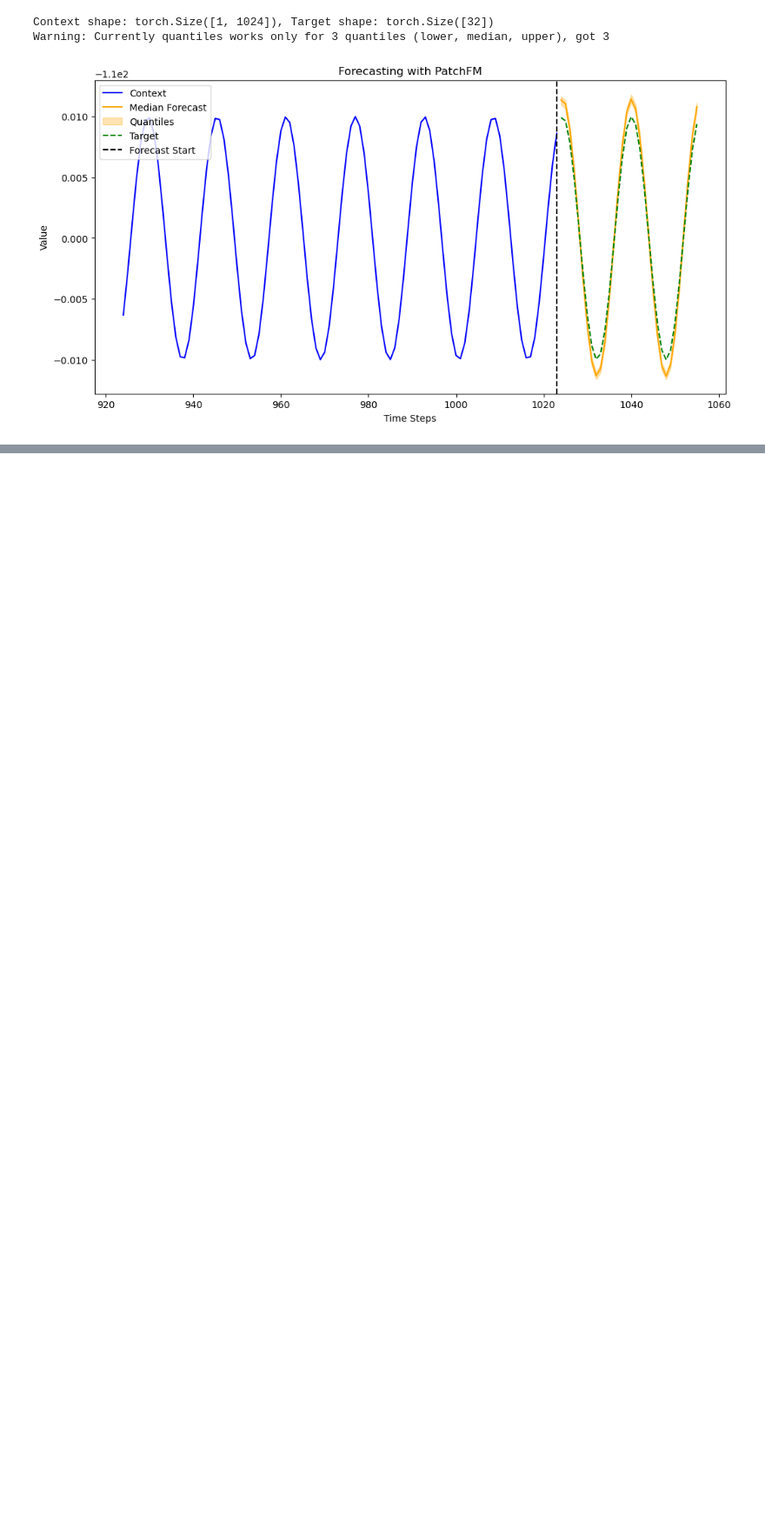
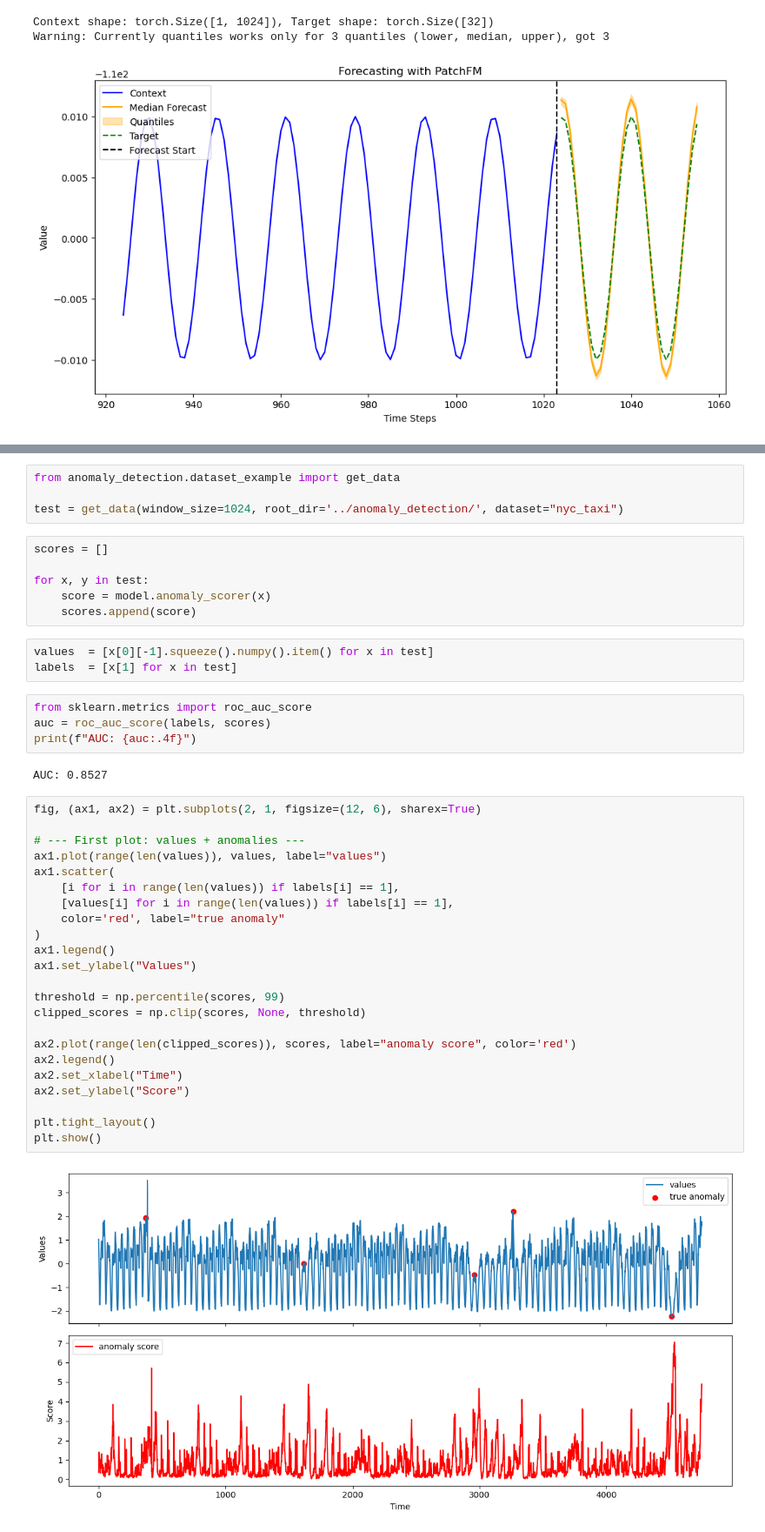
Before and after one commit to vilhess/PatchFM, a Jupyter notebook: notebooks/tutorial.ipynb, the cells around one changed output, grey strips where cells are left out. Shown at 87% size. Cells and saved outputs as stored; diff of their text form; blank space fills up the shorter version.

Commit message:
tutorial ano detection

```diff
--- a/notebooks/tutorial.ipynb
+++ b/notebooks/tutorial.ipynb
@@ -36,0 +42,44 @@ Warning: Currently quantiles works only for 3 quantiles (lower, median, upper),
+# %%
+from anomaly_detection.dataset_example import get_data
+
+test = get_data(window_size=1024, root_dir='../anomaly_detection/', dataset="nyc_taxi")
+# %%
+scores = []
+
+for x, y in test:
+    score = model.anomaly_scorer(x)
+    scores.append(score)
+# %%
+values  = [x[0][-1].squeeze().numpy().item() for x in test]
+labels  = [x[1] for x in test]
+# %%
+from sklearn.metrics import roc_auc_score
+auc = roc_auc_score(labels, scores)
+print(f"AUC: {auc:.4f}")
+# %% [output]
+AUC: 0.8527
+# %%
+fig, (ax1, ax2) = plt.subplots(2, 1, figsize=(12, 6), sharex=True)
+
+# --- First plot: values + anomalies ---
+ax1.plot(range(len(values)), values, label="values")
+ax1.scatter(
+    [i for i in range(len(values)) if labels[i] == 1],
+    [values[i] for i in range(len(values)) if labels[i] == 1],
+    color='red', label="true anomaly"
+)
+ax1.legend()
+ax1.set_ylabel("Values")
+
+threshold = np.percentile(scores, 99)
+clipped_scores = np.clip(scores, None, threshold)
+
+ax2.plot(range(len(clipped_scores)), scores, label="anomaly score", color='red')
+ax2.legend()
+ax2.set_xlabel("Time")
+ax2.set_ylabel("Score")
+
+plt.tight_layout()
+plt.show()
+# %% [output]
+[figure, added]
```
Also changed, not shown: parts of 3 cells of this notebook, 8 other files.
